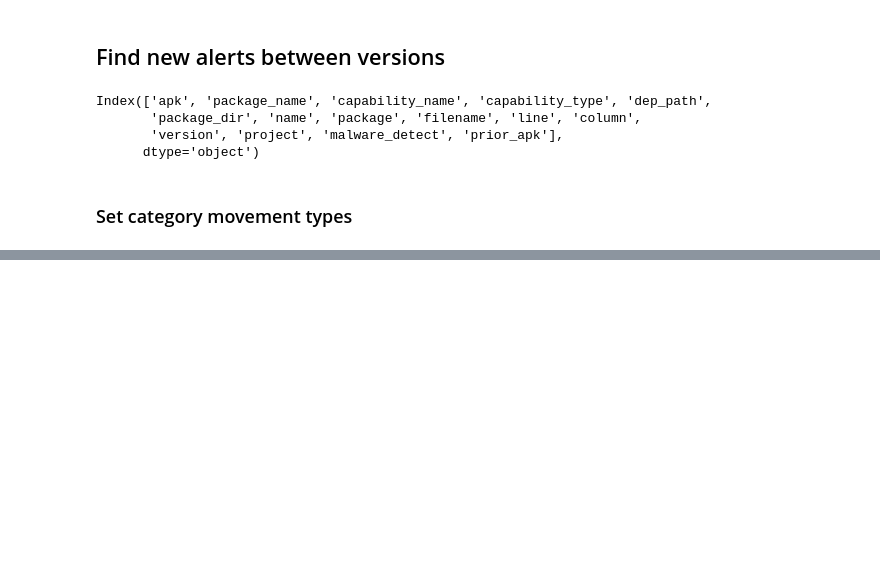
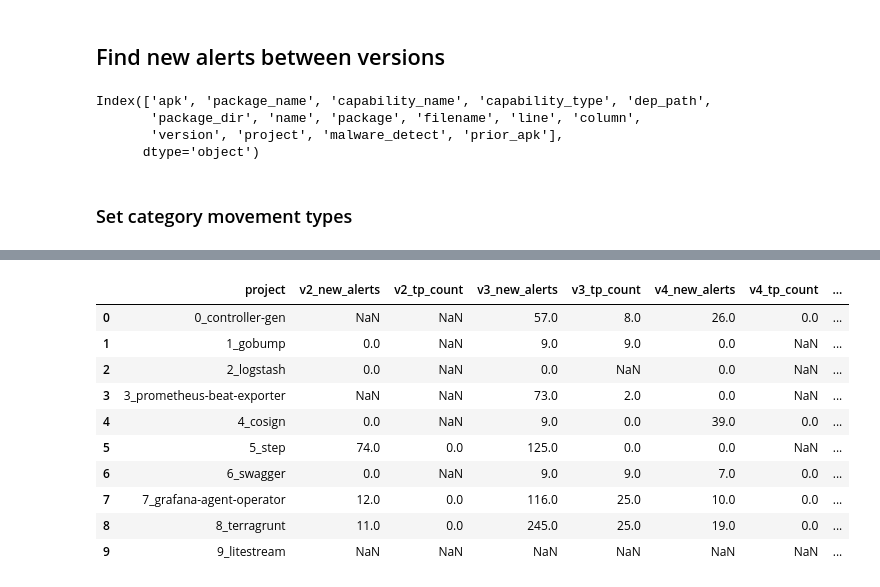
Before and after one commit to tdunlap607/panic-at-the-distro, a Jupyter notebook: malware-scanners/capslock/capslock_results.ipynb, the cells around one changed output, grey strips where cells are left out. Drawn from its saved outputs; the diff is of its cells as text; code cells hidden in the pictures; blank space fills up the shorter version.

```diff
--- a/malware-scanners/capslock/capslock_results.ipynb
+++ b/malware-scanners/capslock/capslock_results.ipynb
@@ -269,3 +346,54 @@ new_alerts.head()
 | 612 | sigs.k8s.io/controller-tools/cmd/... | CAPABILITY_SYSTEM_CALLS | True | 0_controller-gen_v0_13_0 | 251 | 0_controller-gen_v0_15_0-malware | ... |
 | 613 | sigs.k8s.io/controller-tools/cmd/... | CAPABILITY_SYSTEM_CALLS | True | 0_controller-gen_v0_13_0 | 251 | 0_controller-gen_v0_15_0-malware | ... |
 | 614 | sigs.k8s.io/controller-tools/cmd/... | CAPABILITY_SYSTEM_CALLS | True | 0_controller-gen_v0_13_0 | 251 | 0_controller-gen_v0_15_0-malware | ... |
+# %%
+new_alerts_ranks = new_alerts.merge(ranks,
+                            left_on=['current_apk'],
+                            right_on=['apk'],
+                            how='outer')
+
+new_alerts_ranks[['current_apk', 'prior_apk', 'new_alerts', 'tp_count', 'fp_count', 'type', 'version_rank', 'project']].drop_duplicates()
+
+keep_columns = ['new_alerts', 'tp_count', 'fp_count', 'project']
+v2 = new_alerts_ranks[new_alerts_ranks['version_rank']==2][keep_columns].drop_duplicates()
+v2.columns = ['v2_new_alerts', 'v2_tp_count', 'v2_fp_count', 'project']
+v3 = new_alerts_ranks[new_alerts_ranks['version_rank']==3][keep_columns].drop_duplicates()
+v3.columns = ['v3_new_alerts', 'v3_tp_count', 'v3_fp_count', 'project']
+v4 = new_alerts_ranks[new_alerts_ranks['version_rank']==4][keep_columns].drop_duplicates()
+v4.columns = ['v4_new_alerts', 'v4_tp_count', 'v4_fp_count', 'project']
+v5 = new_alerts_ranks[new_alerts_ranks['version_rank']==5][keep_columns].drop_duplicates()
+v5.columns = ['v5_new_alerts', 'v5_tp_count', 'v5_fp_count', 'project']
+
+final_alerts = v2.merge(v3,
+                        on=['project'],
+                        how='outer')
+
+final_alerts = final_alerts.merge(v4,
+                        on=['project'],
+                        how='outer')
+
+final_alerts = final_alerts.merge(v5,
+                        on=['project'],
+                        how='outer')
+
+final_alerts = final_alerts[['project',
+              'v2_new_alerts',
+              'v2_tp_count',
+              'v3_new_alerts',
+              'v3_tp_count',
+              'v4_new_alerts',
+              'v4_tp_count',
+              'v5_new_alerts',
+              'v5_tp_count',]].fillna()
+# %% [output]
+|  | project | v2_new_alerts | v2_tp_count | v3_new_alerts | v3_tp_count | v4_new_alerts | v4_tp_count | ... |
+| 0 | 0_controller-gen | NaN | NaN | 57.0 | 8.0 | 26.0 | 0.0 | ... |
+| 1 | 1_gobump | 0.0 | NaN | 9.0 | 9.0 | 0.0 | NaN | ... |
+| 2 | 2_logstash | 0.0 | NaN | 0.0 | NaN | 0.0 | NaN | ... |
+| 3 | 3_prometheus-beat-exporter | NaN | NaN | 73.0 | 2.0 | 0.0 | NaN | ... |
+| 4 | 4_cosign | 0.0 | NaN | 9.0 | 0.0 | 39.0 | 0.0 | ... |
+| 5 | 5_step | 74.0 | 0.0 | 125.0 | 0.0 | 0.0 | NaN | ... |
+| 6 | 6_swagger | 0.0 | NaN | 9.0 | 9.0 | 7.0 | 0.0 | ... |
+| 7 | 7_grafana-agent-operator | 12.0 | 0.0 | 116.0 | 25.0 | 10.0 | 0.0 | ... |
+| 8 | 8_terragrunt | 11.0 | 0.0 | 245.0 | 25.0 | 19.0 | 0.0 | ... |
+| 9 | 9_litestream | NaN | NaN | NaN | NaN | NaN | NaN | ... |
```
Also changed, not shown: parts of 5 cells of this notebook, 1 other file.
